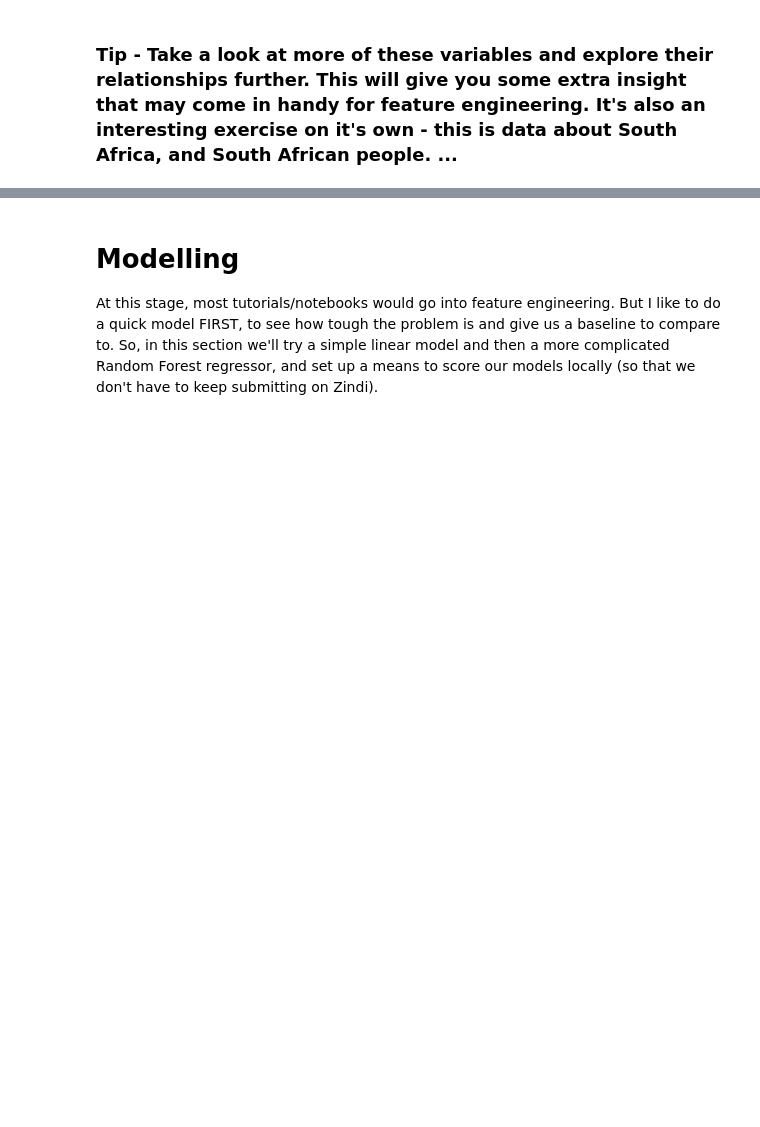
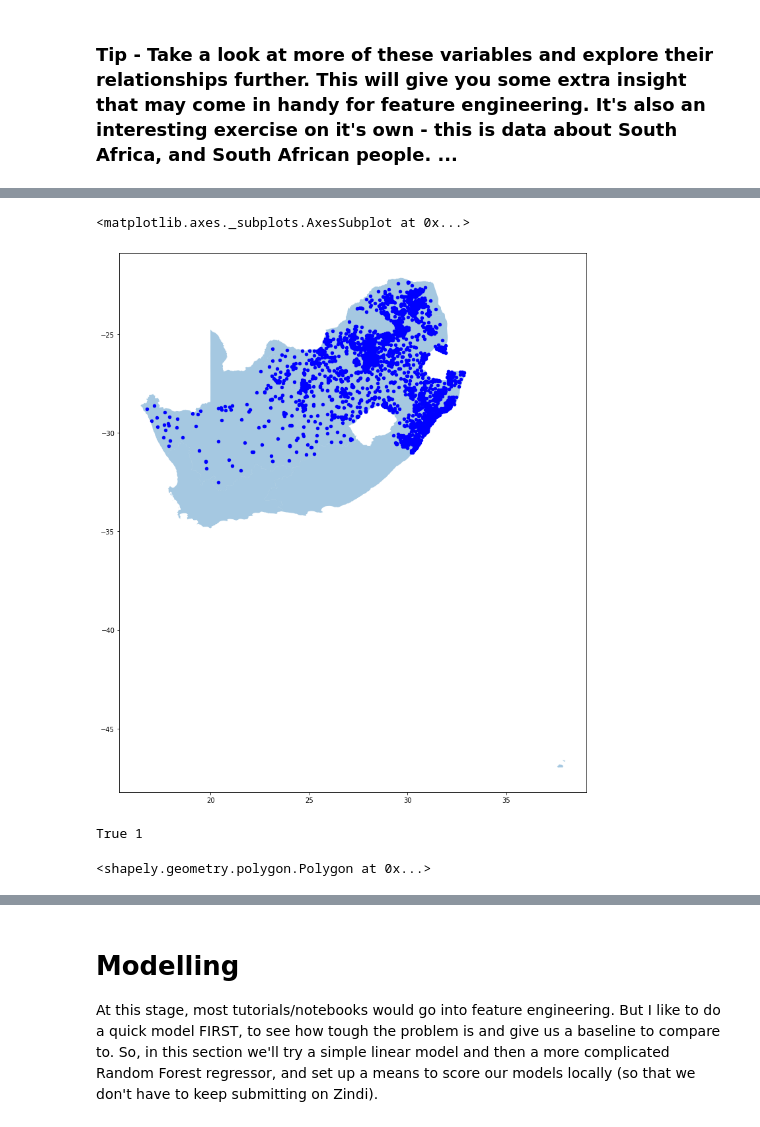
Before and after one commit to CateGitau/Zindi_Challenge, a Jupyter notebook: Starter_Notebook-Copy2.ipynb, the cells around one changed output, grey strips where cells are left out. Drawn from its saved outputs; the diff is of its cells as text; code cells hidden in the pictures; blank space fills up the shorter version.

```diff
--- a/Starter_Notebook-Copy2.ipynb
+++ b/Starter_Notebook-Copy2.ipynb
@@ -133,0 +218,3 @@ Notice that for the dwelling type example above, the left hand side of the graph
+# %%
+crs = {'init': 'epsg:4326'}
+df.head()
@@ -133,0 +229,4 @@ Notice that for the dwelling type example above, the left hand side of the graph
+# %%
+#creating points
+geometry = [Point(xy) for xy in zip(df['lon'], df['lat'])]
+geometry[:3]
@@ -133,0 +237,5 @@ Notice that for the dwelling type example above, the left hand side of the graph
+# %%
+geo_df = gpd.GeoDataFrame(df,
+                         crs = crs,
+                         geometry = geometry)
+geo_df.head()
@@ -133,0 +250,9 @@ Notice that for the dwelling type example above, the left hand side of the graph
+# %%
+street_map = gpd.read_file('Igismap/SOU-level_1_SHP/SOU-level_1.shp')
+# %%
+fig,ax = plt.subplots(figsize = (15,15))
+street_map.plot(ax = ax, alpha = 0.4)
+geo_df.plot(ax= ax, markersize = 20, color = 'blue')
+# %% [output]
+<matplotlib.axes._subplots.AxesSubplot at 0x...>
+[figure, added]
@@ -133,0 +270,8 @@ Notice that for the dwelling type example above, the left hand side of the graph
+# %%
+#check(24.734743,-29.682270, shape(shapes[21]))
+for i in range(len(shapes)):
+    if check(25.290165,-29.409381, shape(shapes[i])):
+        print (True, i)
+        break
+# %% [output]
+True 1
@@ -133,0 +283,4 @@ Notice that for the dwelling type example above, the left hand side of the graph
+# %%
+shape(shapes[1])
+# %% [output]
+<shapely.geometry.polygon.Polygon at 0x...>
```
Also changed, not shown: parts of 29 cells of this notebook.
